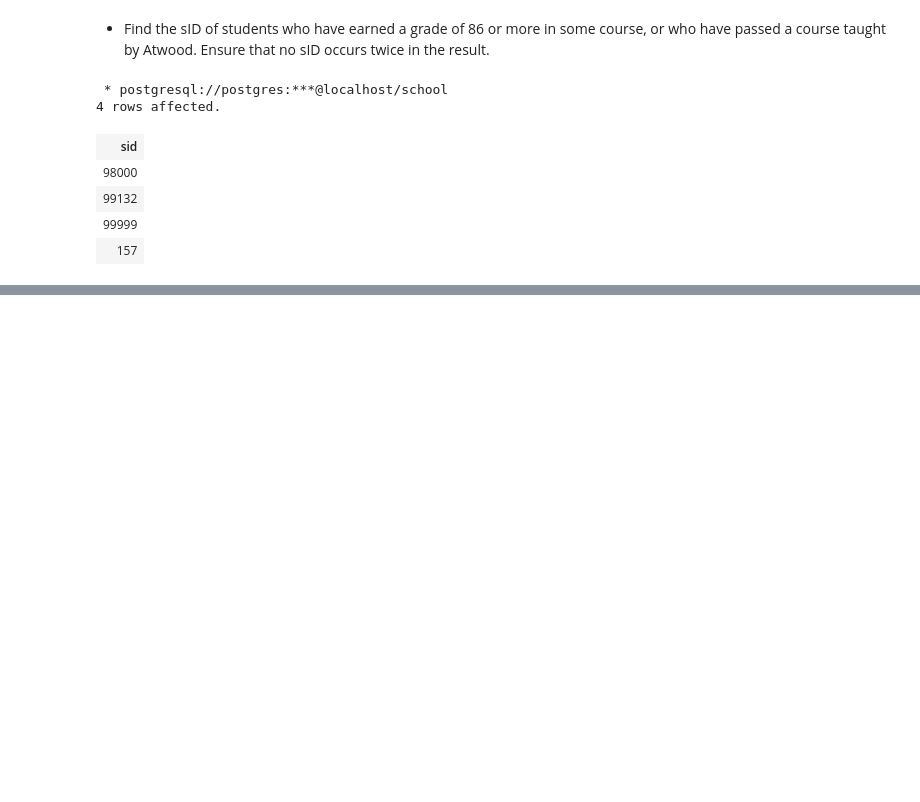
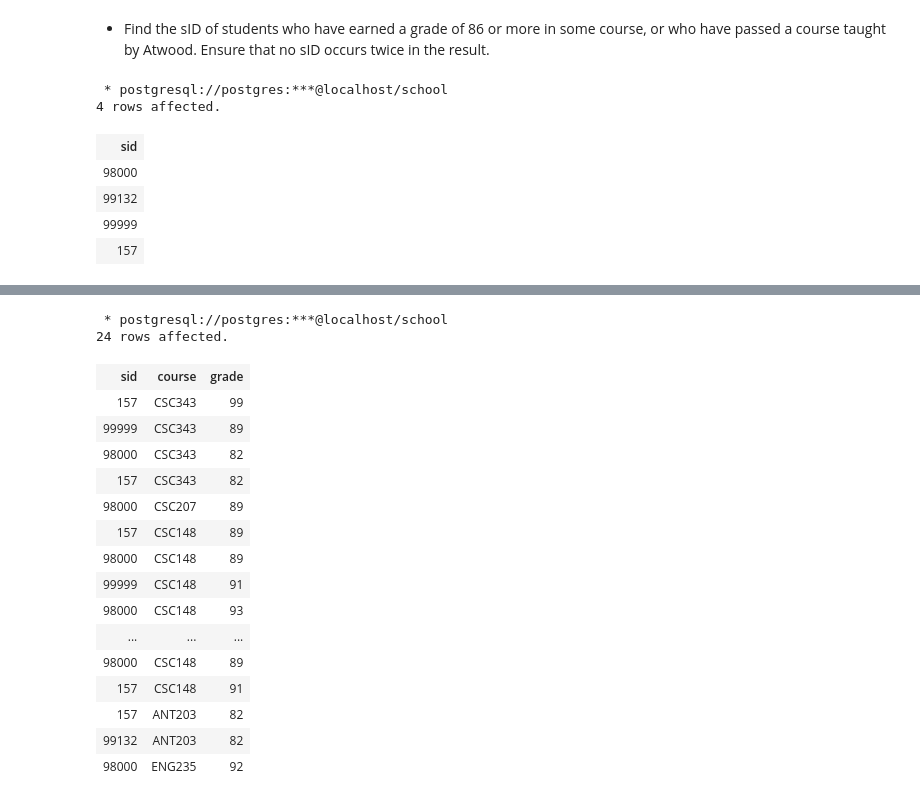
Before and after one commit to robotenique/pythonDev, a Jupyter notebook: util/databases/psql_db_manipulation.ipynb, the cells around one changed output, grey strips where cells are left out. Cells and saved outputs as stored; diff of their text form; code cells hidden in the pictures; blank space fills up the shorter version.

Commit message:
add new exercises for practice using OUTER JOINS and SUBQUERIES

```diff
--- a/util/databases/psql_db_manipulation.ipynb
+++ b/util/databases/psql_db_manipulation.ipynb
@@ -403,0 +604,30 @@ UNION
+# %%
+%%sql
+SELECT sid, dept||cnum as course, grade
+FROM Took JOIN Offering ON Took.oid = Offering.oid
+WHERE
+    grade >= 80 AND
+    (cnum, dept) IN (
+           SELECT cnum, dept
+           FROM Took JOIN Offering ON Took.oid = Offering.oid
+                     JOIN Student ON Took.sid = Student.sid
+           WHERE surname = 'Lakemeyer');
+# %% [output]
+ * postgresql://postgres:***@localhost/school
+24 rows affected.
+| sid | course | grade |
+| 157 | CSC343 | 99 |
+| 99999 | CSC343 | 89 |
+| 98000 | CSC343 | 82 |
+| 157 | CSC343 | 82 |
+| 98000 | CSC207 | 89 |
+| 157 | CSC148 | 89 |
+| 98000 | CSC148 | 89 |
+| 99999 | CSC148 | 91 |
+| 98000 | CSC148 | 93 |
+| ... | ... | ... |
+| 98000 | CSC148 | 89 |
+| 157 | CSC148 | 91 |
+| 157 | ANT203 | 82 |
+| 99132 | ANT203 | 82 |
+| 98000 | ENG235 | 92 |
```
Also changed, not shown: parts of 34 cells of this notebook.
